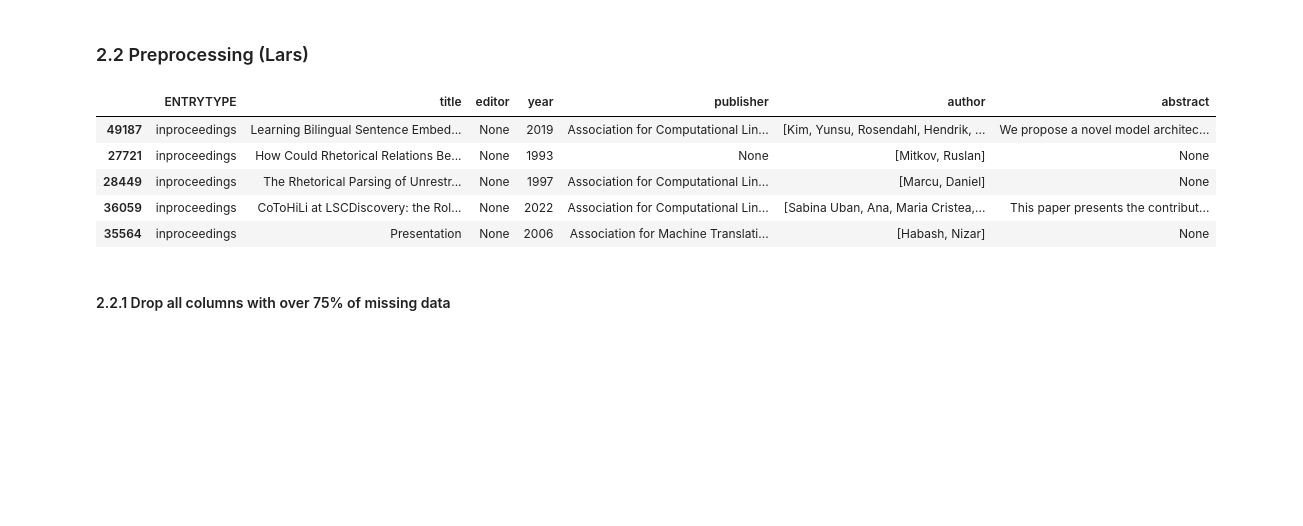
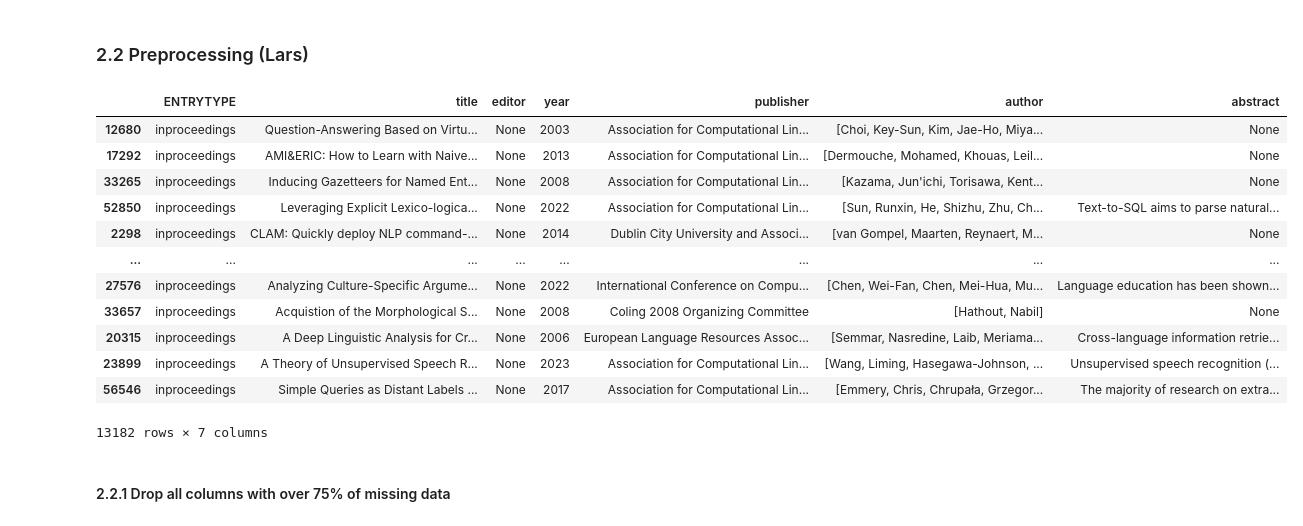
Before and after one commit to larshanen/MLChallenge, a Jupyter notebook: notebooks/Main experiment/Experiments.ipynb, the cells around one changed output. Saved outputs shown, nothing was run; the diff lists cells and outputs as text; code cells hidden in the pictures; blank space fills up the shorter version.

```diff
--- a/notebooks/Main experiment/Experiments.ipynb
+++ b/notebooks/Main experiment/Experiments.ipynb
@@ -85,8 +85,8 @@ logging.getLogger().setLevel(logging.INFO)
 
 # Load train and test sets and change all NA values to empty values
 logging.info("Loading training/test data")
-train = pd.DataFrame.from_records(json.load(open('../../data/train.json'))).fillna("")
-test = pd.DataFrame.from_records(json.load(open('../../data/test.json'))).fillna("")
+train = pd.DataFrame.from_records(json.load(open('../../data/train.json')))
+test = pd.DataFrame.from_records(json.load(open('../../data/test.json')))
 # %% [output]
 INFO:root:Loading training/test data
 # %%
@@ -165,22 +165,29 @@ from sklearn.preprocessing import MultiLabelBinarizer
 import numpy as np
 # %%
 #Randomly save 5% of the train set for velocity purposes
-percentage_to_save = 5
+percentage_to_save = 20
 
 # Calculate the number of rows to save
 num_rows_to_save = int(len(train) * (percentage_to_save / 100))
 
 # Use the sample method to randomly select rows
 train_sample = train.sample(n=num_rows_to_save, random_state=42)  # Set a random_state for reproducibility
 
-train_sample.head()
+train_sample
 # %% [output]
 |  | ENTRYTYPE | title | editor | year | publisher | author | abstract |
-| 49187 | inproceedings | Learning Bilingual Sentence Embed... | None | 2019 | Association for Computational Lin... | [Kim, Yunsu, Rosendahl, Hendrik, ... | We propose a novel model architec... |
-| 27721 | inproceedings | How Could Rhetorical Relations Be... | None | 1993 | None | [Mitkov, Ruslan] | None |
-| 28449 | inproceedings | The Rhetorical Parsing of Unrestr... | None | 1997 | Association for Computational Lin... | [Marcu, Daniel] | None |
-| 36059 | inproceedings | CoToHiLi at LSCDiscovery: the Rol... | None | 2022 | Association for Computational Lin... | [Sabina Uban, Ana, Maria Cristea,... | This paper presents the contribut... |
-| 35564 | inproceedings | Presentation | None | 2006 | Association for Machine Translati... | [Habash, Nizar] | None |
+| 12680 | inproceedings | Question-Answering Based on Virtu... | None | 2003 | Association for Computational Lin... | [Choi, Key-Sun, Kim, Jae-Ho, Miya... | None |
+| 17292 | inproceedings | AMI&ERIC: How to Learn with Naive... | None | 2013 | Association for Computational Lin... | [Dermouche, Mohamed, Khouas, Leil... | None |
+| 33265 | inproceedings | Inducing Gazetteers for Named Ent... | None | 2008 | Association for Computational Lin... | [Kazama, Jun'ichi, Torisawa, Kent... | None |
+| 52850 | inproceedings | Leveraging Explicit Lexico-logica... | None | 2022 | Association for Computational Lin... | [Sun, Runxin, He, Shizhu, Zhu, Ch... | Text-to-SQL aims to parse natural... |
+| 2298 | inproceedings | CLAM: Quickly deploy NLP command-... | None | 2014 | Dublin City University and Associ... | [van Gompel, Maarten, Reynaert, M... | None |
+| ... | ... | ... | ... | ... | ... | ... | ... |
+| 27576 | inproceedings | Analyzing Culture-Specific Argume... | None | 2022 | International Conference on Compu... | [Chen, Wei-Fan, Chen, Mei-Hua, Mu... | Language education has been shown... |
+| 33657 | inproceedings | Acquistion of the Morphological S... | None | 2008 | Coling 2008 Organizing Committee | [Hathout, Nabil] | None |
+| 20315 | inproceedings | A Deep Linguistic Analysis for Cr... | None | 2006 | European Language Resources Assoc... | [Semmar, Nasredine, Laib, Meriama... | Cross-language information retrie... |
+| 23899 | inproceedings | A Theory of Unsupervised Speech R... | None | 2023 | Association for Computational Lin... | [Wang, Liming, Hasegawa-Johnson, ... | Unsupervised speech recognition (... |
+| 56546 | inproceedings | Simple Queries as Distant Labels ... | None | 2017 | Association for Computational Lin... | [Emmery, Chris, Chrupała, Grzegor... | The majority of research on extra... |
+13182 rows × 7 columns
 # %% [markdown]
 #### 2.2.1 Drop all columns with over 75% of missing data
 # %%
```
Also changed, not shown: parts of 24 cells of this notebook.
